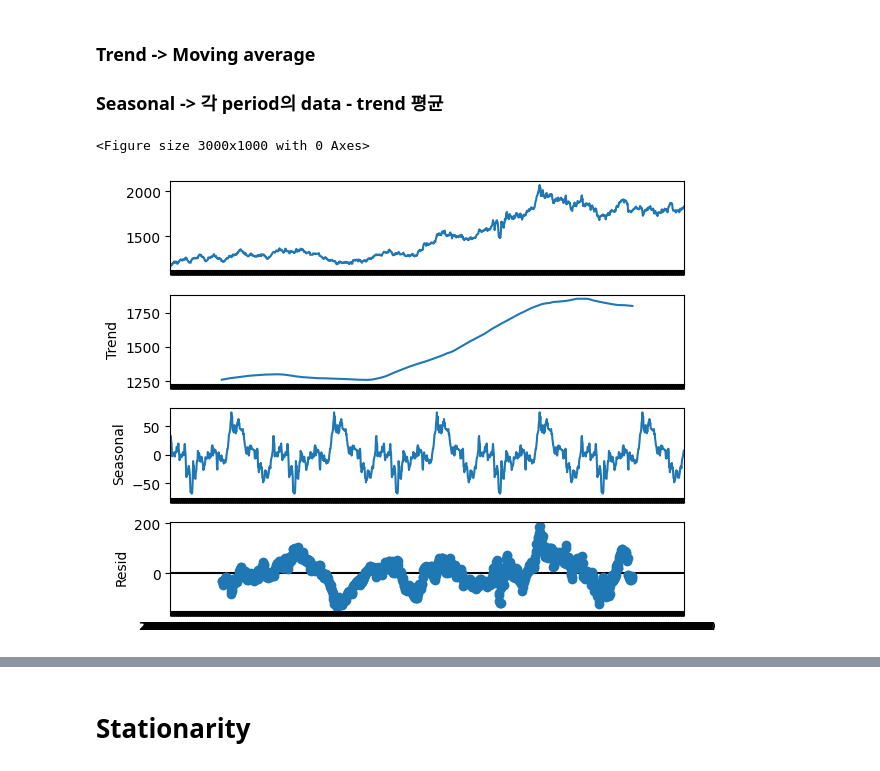
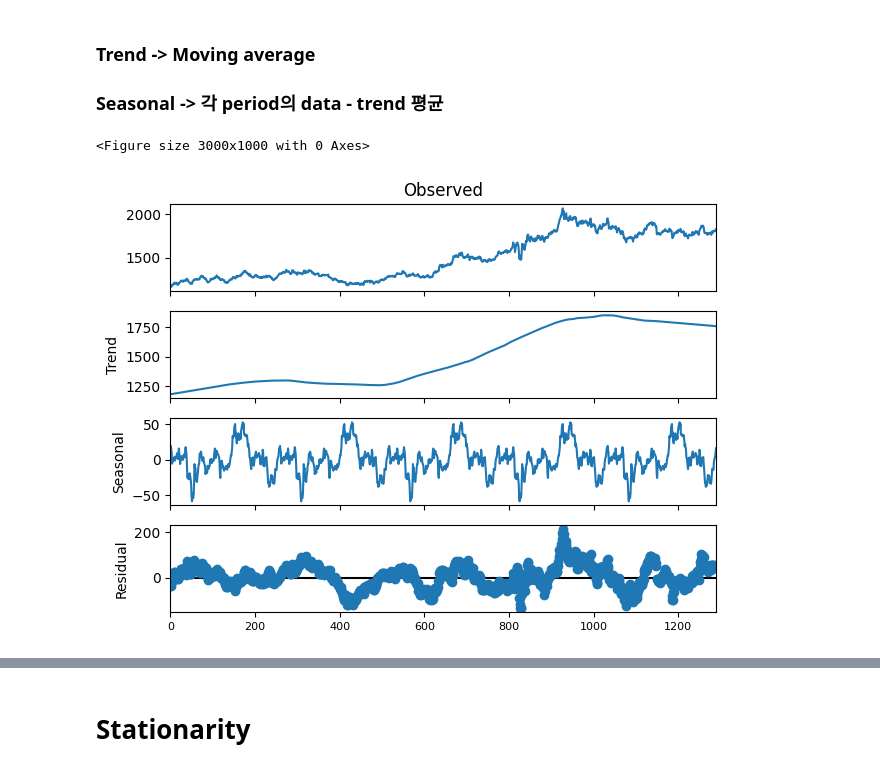
Before and after one commit to SLCFLAB/DL-Forecasting, a Jupyter notebook: 금융연수원/TimeSeriesPractice.ipynb, the cells around one changed output, grey strips where cells are left out. Saved outputs shown, nothing was run; the diff lists cells and outputs as text; code cells hidden in the pictures.

```diff
--- a/금융연수원/TimeSeriesPractice.ipynb
+++ b/금융연수원/TimeSeriesPractice.ipynb
@@ -233,9 +233,9 @@ plt.show()
 # %%
 plt.figure(figsize=(30,10))
 plt.rc('xtick', labelsize= 8)
-gold_decomp = seasonal_decompose(price, model = 'additive',  period = 258)
+gold_decomp = seasonal_decompose(gold['Price'].to_numpy(), model = 'additive',  period = 258, extrapolate_trend = 1)
 gold_decomp.plot()
 plt.show()
 # %% [output]
 <Figure size 3000x1000 with 0 Axes>
-[figure, old version]
+[figure, new version]
```
Also changed, not shown: parts of 5 cells of this notebook.
